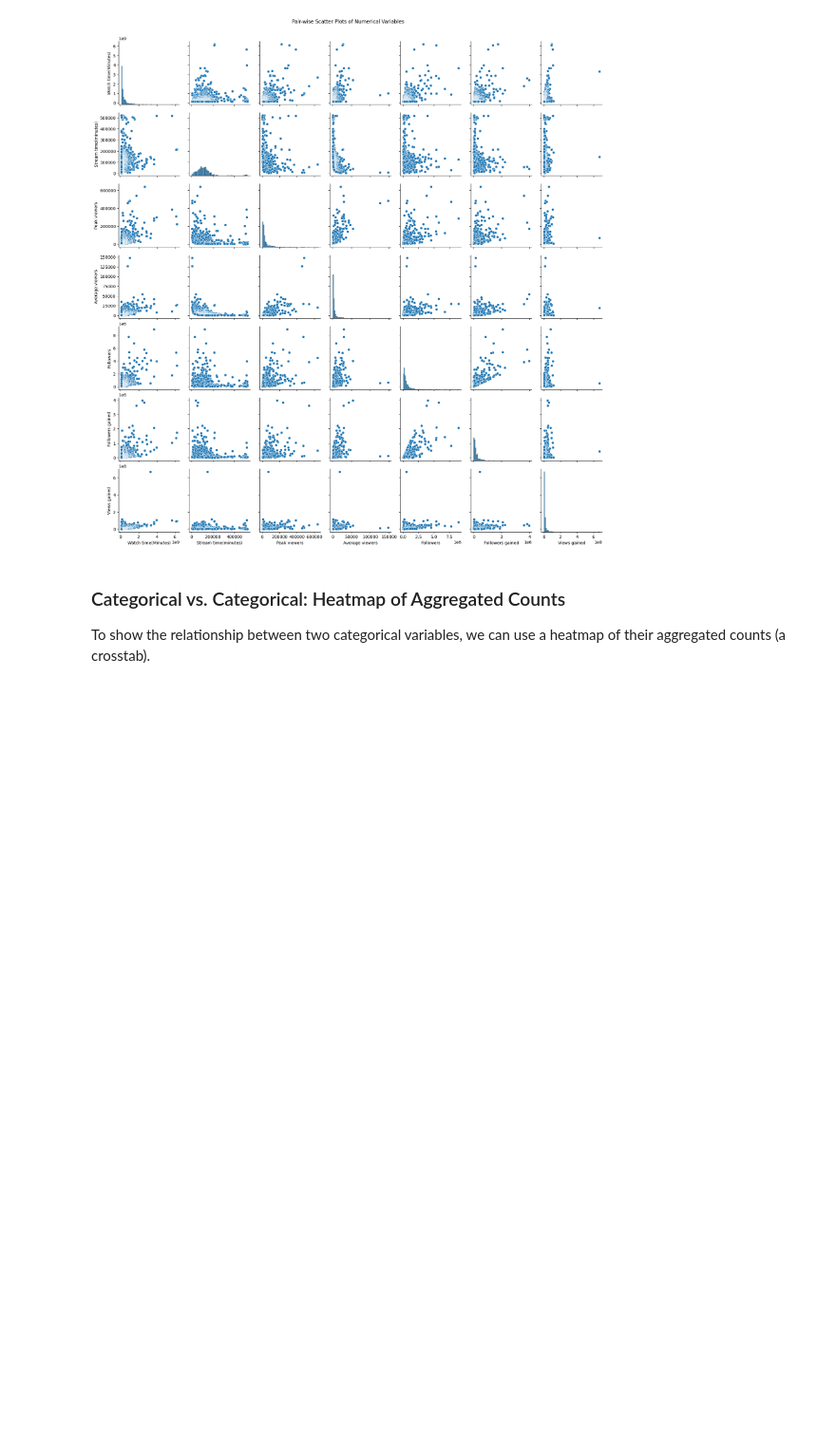
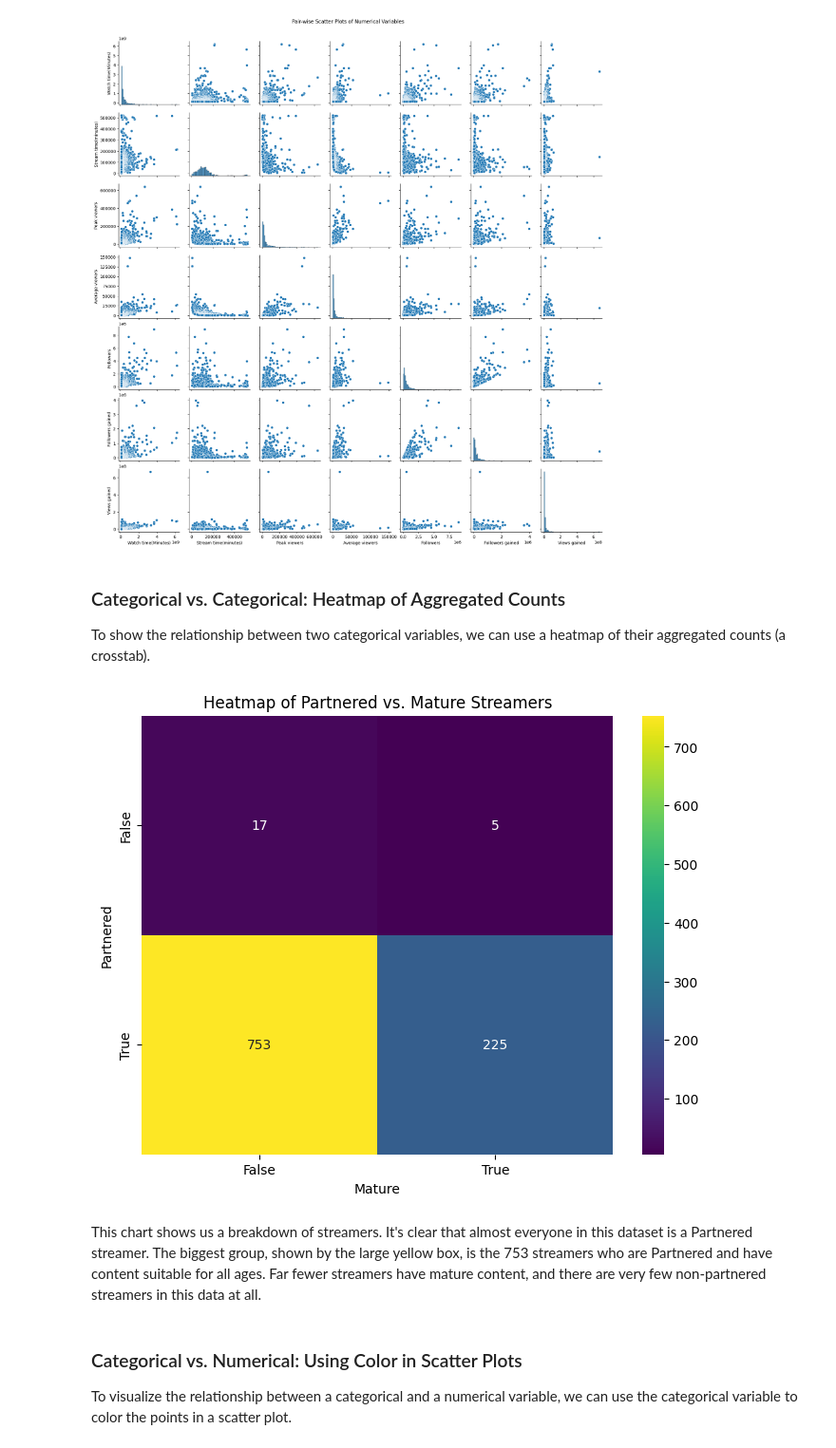
Before and after one commit to datasheng/csc46000-team-project-4727, a Jupyter notebook: EDA_SteamerData.ipynb, the cells around one changed output. Shown at 95% size. Drawn from its saved outputs; the diff is of its cells as text; code cells hidden in the pictures; blank space fills up the shorter version.

Commit message:
Added a heatmap to highlight the relationshop between two categorical variables

```diff
--- a/EDA_SteamerData.ipynb
+++ b/EDA_SteamerData.ipynb
@@ -157,3 +157,19 @@ plt.show()
 # %% [markdown]
 ### Categorical vs. Categorical: Heatmap of Aggregated Counts
 To show the relationship between two categorical variables, we can use a heatmap of their aggregated counts (a crosstab).
+# %%
+# Create a crosstab of 'Partnered' and 'Mature'
+cat_cat_crosstab = pd.crosstab(df['Partnered'], df['Mature'])
+
+# Plot a heatmap
+plt.figure(figsize=(8, 6))
+sns.heatmap(cat_cat_crosstab, annot=True, fmt='d', cmap='viridis')
+plt.title('Heatmap of Partnered vs. Mature Streamers')
+plt.show()
+# %% [output]
+[figure, added]
+# %% [markdown]
+This chart shows us a breakdown of streamers. It's clear that almost everyone in this dataset is a Partnered streamer. The biggest group, shown by the large yellow box, is the 753 streamers who are Partnered and have content suitable for all ages. Far fewer streamers have mature content, and there are very few non-partnered streamers in this data at all.
+# %% [markdown]
+### Categorical vs. Numerical: Using Color in Scatter Plots
+To visualize the relationship between a categorical and a numerical variable, we can use the categorical variable to color the points in a scatter plot.
```
Also changed, not shown: parts of 1 cell of this notebook.
